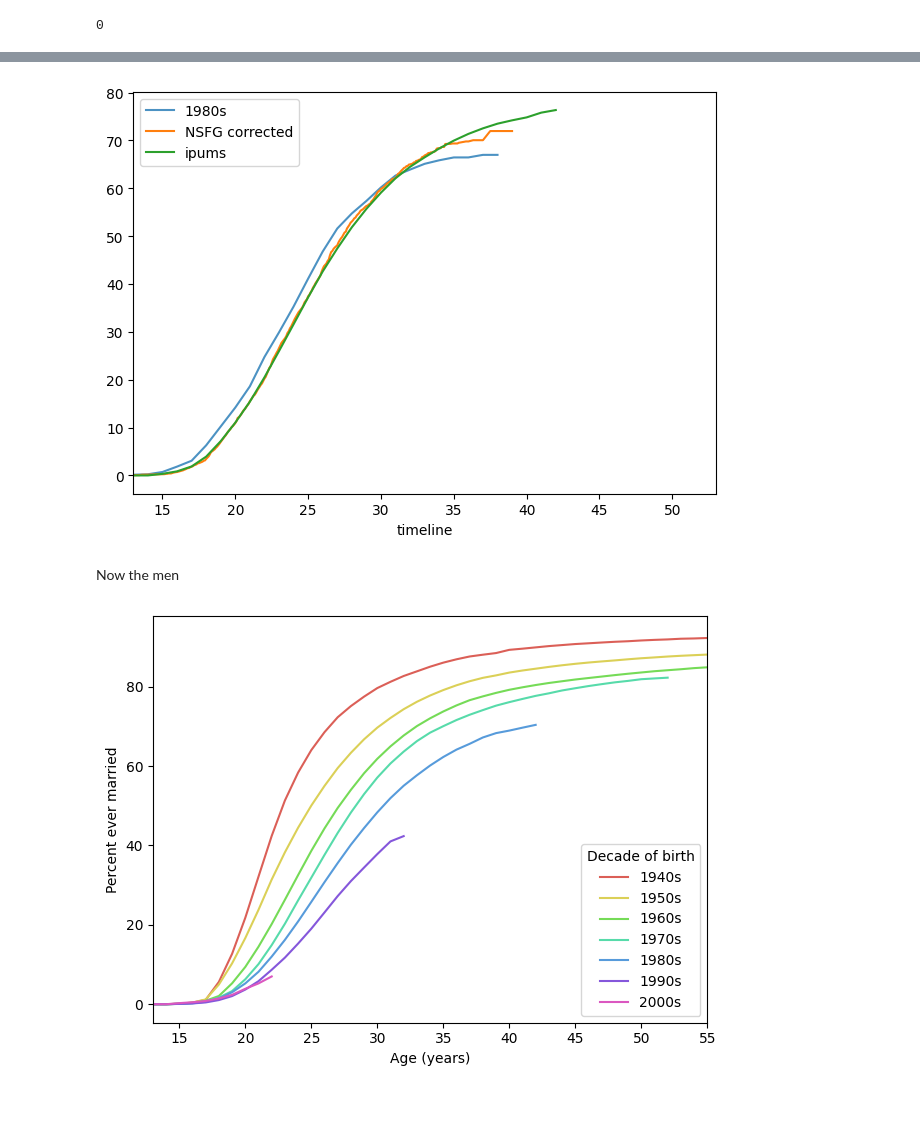
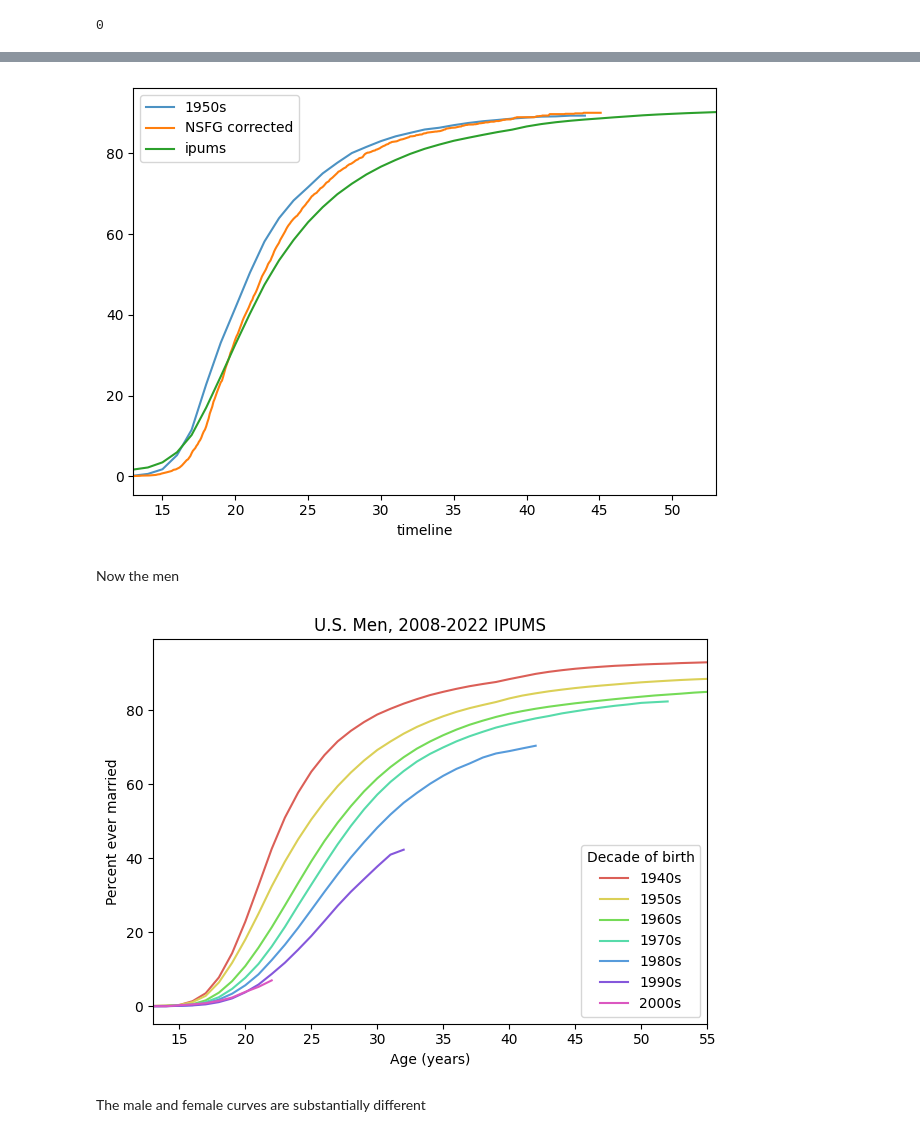
Before and after one commit to AllenDowney/MarriageNSFG, a Jupyter notebook: ipums.ipynb, the cells around one changed output, grey strips where cells are left out. Drawn from its saved outputs; the diff is of its cells as text; code cells hidden in the pictures; blank space fills up the shorter version.

```diff
--- a/ipums.ipynb
+++ b/ipums.ipynb
@@ -470,16 +528,7 @@ Name: filled, dtype: float64
 # %%
-# first approx: treat MARRNO > 1 as if we have age at first marriage
-df.loc[married2, 'duration'] = df.loc[married2, 'agemarr']
+df.loc[married2, 'duration'] = np.minimum(df.loc[married2, 'filled'],
+                                          df.loc[married2, 'agemarr'])
 df.loc[married2, 'observed'] = 1
-# %%
-# second approx: treat MARRNO > 1 as if unmarried
-df.loc[married2, 'duration'] = df.loc[married2, 'AGE']
-df.loc[married2, 'observed'] = 0
-# %%
-# fourth approx: treat MARRNO > 1 as missing data and infer
-df.loc[married2, 'duration'] = np.minimum(df.loc[married2, 'filled'],
-                                          df.loc[married2, 'agemarr'])
-df.loc[married2, 'observed'] = 1
 # %%
 df.loc[married3, 'duration'] = np.minimum(df.loc[married3, 'filled'],
                                           df.loc[married3, 'agemarr'])
@@ -506,5 +568,5 @@ plot_kmf_map(kmf_map, cohorts, title='U.S. Women, 2008-2022 IMUMS')
 # %%
-cohort = 80
+cohort = 50
 sf_map_subset = {key: sf_map[key] for key in [cohort] if key in sf_map}
 PlotSurvivalFunctions(sf_map_subset)
 
@@ -513,14 +575,14 @@ kmf_map[cohort].plot(label='ipums')
 
 decorate(xlim=[13, 53])
 # %% [output]
-[figure, old version]
+[figure, new version]
 # %% [markdown]
 Now the men
 # %%
-grouped = df.query('AGE<=65 and SEX==1').groupby('cohort10')
+grouped = df.query('SEX==1').groupby('cohort10')
 kmf_map = make_kmf_map(grouped)
-
-cohorts = range(40, 110, 10)
-plot_kmf_map(kmf_map, cohorts, title='')
+plot_kmf_map(kmf_map, cohorts, title='U.S. Men, 2008-2022 IPUMS')
 # %% [output]
-[figure, old version]
+[figure, new version]
+# %% [markdown]
+The male and female curves are substantially different
```
Also changed, not shown: parts of 35 cells of this notebook, 4 other files.
